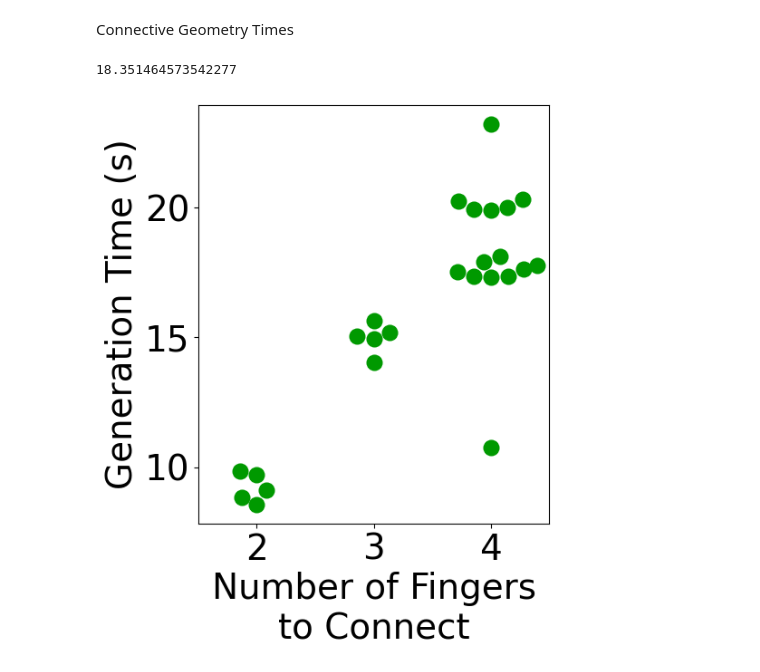
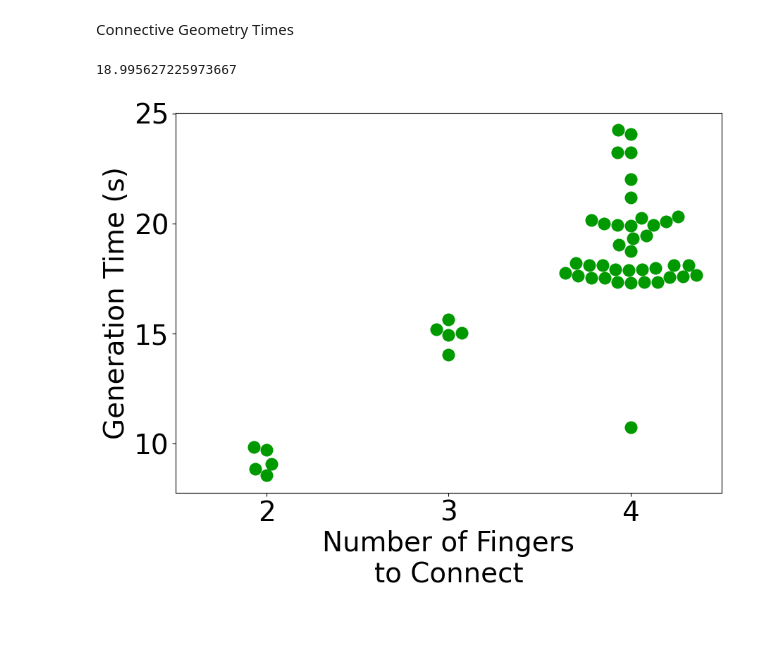
Before and after one commit to kaleFruit/Partial-Prostheses, a Jupyter notebook: strengthAnalysis/analysis.ipynb, the cells around one changed output. Saved outputs shown, nothing was run; the diff lists cells and outputs as text; code cells hidden in the pictures; blank space fills up the shorter version.

```diff
--- a/strengthAnalysis/analysis.ipynb
+++ b/strengthAnalysis/analysis.ipynb
@@ -303,3 +304,25 @@ plt.show()
 print(len(times))
 # %% [output]
 2876
+# %%
+import matplotlib.pyplot as plt
+import numpy as np
+
+lengths = []
+times = []
+with open("fingerGenerationTimes2.txt", 'r') as file:
+    for line in file:
+        stuff = line.strip("\n").split(" ")
+        lengths.append(float(stuff[0]))
+        times.append(float(stuff[1]))
+
+plt.rcParams.update({'font.size': 28})
+fig = plt.figure(figsize =(5, 7))
+meanprops = dict(marker='o', markerfacecolor='green', markersize=24,
+                  markeredgecolor='none')
+plt.boxplot(times,showmeans=True, meanprops=meanprops)
+plt.ylabel('Generation Time (s)')
+plt.xticks([1], [''])
+mean = sum(times)/len(times)
+fig.text(0.5, -0.03, f'Mean Generation\nTime: {mean:.6f}', ha='center', va='bottom')
+plt.show()
@@ -307,7 +332,7 @@ print(len(times))
 import matplotlib.pyplot as plt
 lengths = []
 times = []
-with open("fingerGenerationTimes.txt", 'r') as file:
+with open("fingerGenerationTimes2.txt", 'r') as file:
     for line in file:
         stuff = line.strip("\n").split(" ")
         lengths.append(float(stuff[0]))
@@ -325,26 +347,26 @@ Connective Geometry Times
 # %%
 import matplotlib.pyplot as plt
 import seaborn as sns
 
 times = []
 numFingers = []
 fourFingerTimes = []
 with open("connectiveGenerationTime2.txt", 'r') as file:
     for line in file:
         val = str(line.strip("\n"))
         vals = val.split(" ")
         times.append(float(vals[1]))
         numFingers.append(int(vals[4]))
         if int(vals[4]) == 4:
             fourFingerTimes.append(float(vals[1]))
 
 plt.rcParams.update({'font.size': 28})
-plt.figure(figsize=(5,6))
+plt.figure(figsize=(10,7))
 sns.swarmplot(x=numFingers, y=times, color = (0,0.6, 0), size=13)
 plt.xlabel("Number of Fingers\nto Connect")
 plt.ylabel("Generation Time (s)")
 
 print(sum(fourFingerTimes)/len(fourFingerTimes))
 # %% [output]
-18.351464573542277
+18.995627225973667
-[figure, old version]
+[figure, new version]
```
Also changed, not shown: parts of 5 cells of this notebook, 38 other files.
